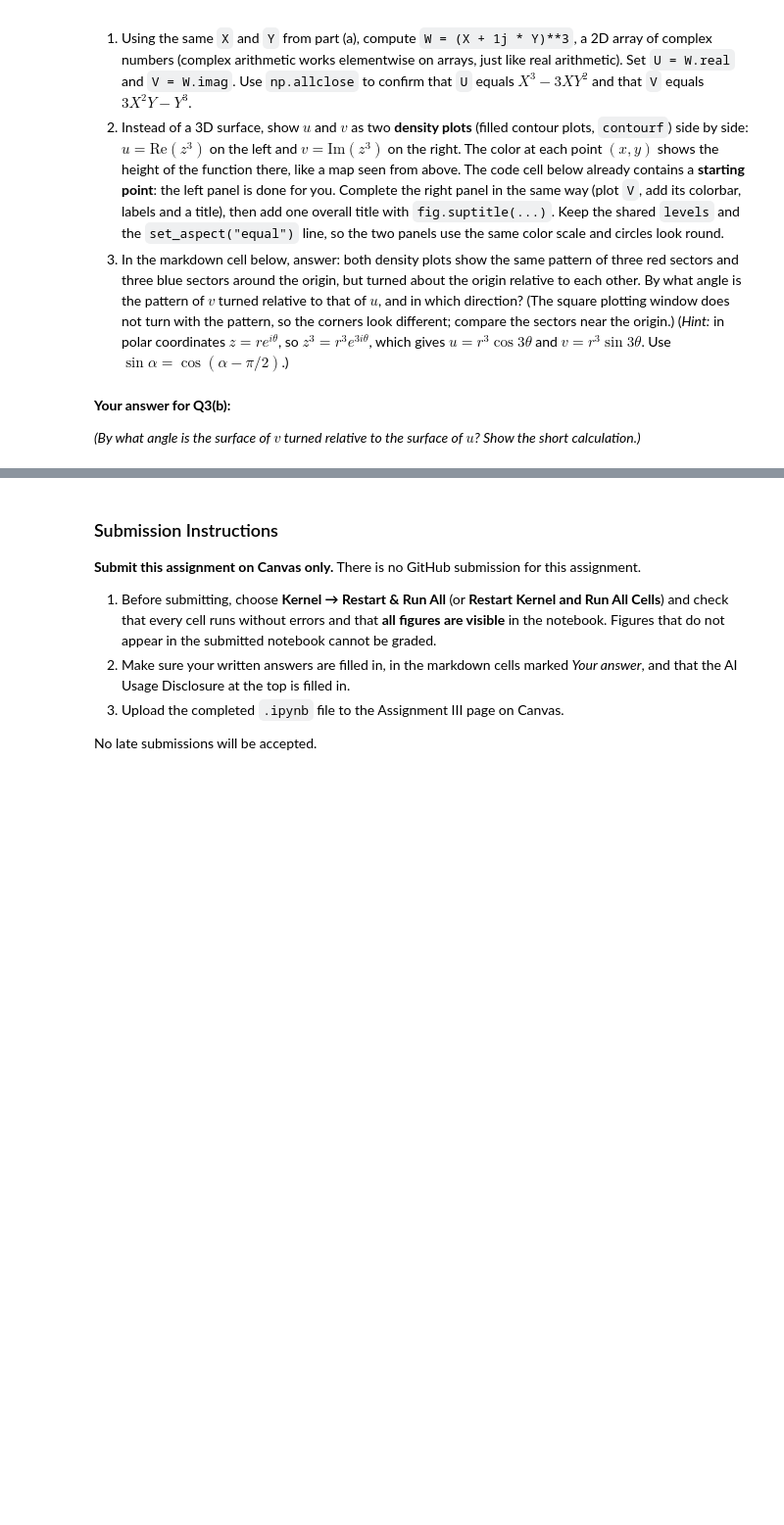
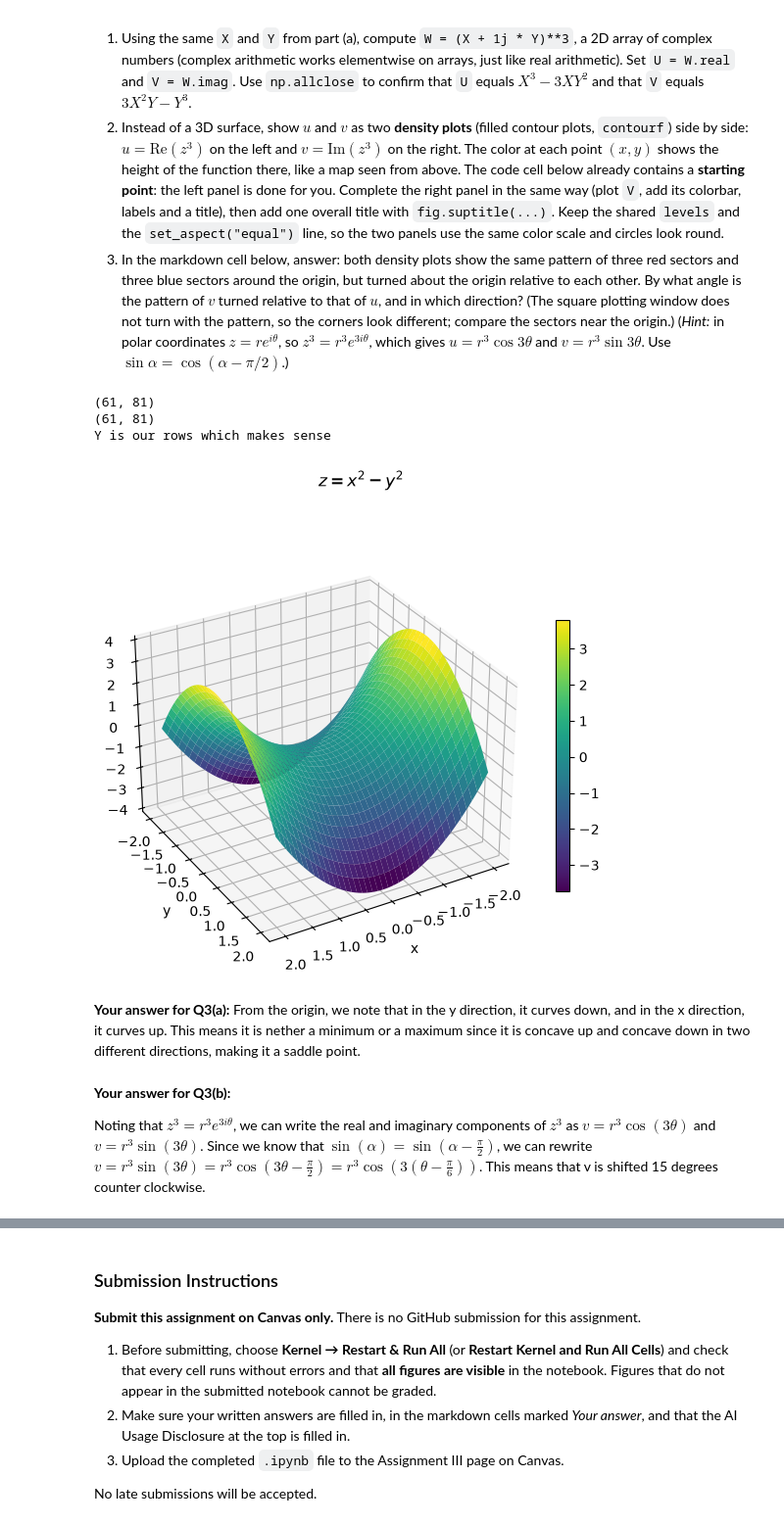
Before and after one commit to silasProgram/Math300_ClassRepo, a Jupyter notebook: assignments/assignmentIII.ipynb, the cells around one changed output, grey strips where cells are left out. Shown at 98% size. Cells and saved outputs as stored; diff of their text form; code cells hidden in the pictures; blank space fills up the shorter version.

```diff
--- a/assignments/assignmentIII.ipynb
+++ b/assignments/assignmentIII.ipynb
@@ -168,4 +267,20 @@ The surface $u = x^3 - 3xy^2$ is called the **monkey saddle**: it has three "val
 2. Instead of a 3D surface, show $u$ and $v$ as two **density plots** (filled contour plots, `contourf`) side by side: $u = \mathrm{Re}(z^3)$ on the left and $v = \mathrm{Im}(z^3)$ on the right. The color at each point $(x, y)$ shows the height of the function there, like a map seen from above. The code cell below already contains a **starting point**: the left panel is done for you. Complete the right panel in the same way (plot `V`, add its colorbar, labels and a title), then add one overall title with `fig.suptitle(...)`. Keep the shared `levels` and the `set_aspect("equal")` line, so the two panels use the same color scale and circles look round.
 3. In the markdown cell below, answer: both density plots show the same pattern of three red sectors and three blue sectors around the origin, but turned about the origin relative to each other. By what angle is the pattern of $v$ turned relative to that of $u$, and in which direction? (The square plotting window does not turn with the pattern, so the corners look different; compare the sectors near the origin.) (*Hint:* in polar coordinates $z = re^{i\theta}$, so $z^3 = r^3 e^{3i\theta}$, which gives $u = r^3\cos 3\theta$ and $v = r^3 \sin 3\theta$. Use $\sin \alpha = \cos(\alpha - \pi/2)$.)
 # %%
-# TODO: your code for Q3(a) here
+x = np.linspace(-2,2,81)
+y = np.linspace(-2,2,61)
+X, Y = np.meshgrid(x,y)
+print(np.shape(X)); print(np.shape(Y)); print("Y is our rows which makes sense")
+Z = X**2 - Y**2
+fig = plt.figure(figsize=(7, 6))
+ax = fig.add_subplot(1, 1, 1, projection="3d")
+surf = ax.plot_surface(X, Y, Z, cmap="viridis")
+ax.set_xlabel("x"); ax.set_ylabel("y"); ax.set_zlabel("z")
+fig.suptitle(r"$z=x^2-y^2$")
+fig.colorbar(surf, ax=ax, shrink=0.6)
+ax.view_init(elev = 30, azim = 60)
+# %% [output]
+(61, 81)
+(61, 81)
+Y is our rows which makes sense
+[figure, added]
@@ -195,4 +287,7 @@ plt.show()
+# %% [markdown]
+**Your answer for Q3(a):**
+From the origin, we note that in the y direction, it curves down, and in the x direction, it curves up. This means it is nether a minimum or a maximum since it is concave up and concave down in two different directions, making it a saddle point.
 # %% [markdown]
 **Your answer for Q3(b):**
 
-*(By what angle is the surface of $v$ turned relative to the surface of $u$? Show the short calculation.)*
+Noting that $z^3=r^3e^{3i\theta}$, we can write the real and imaginary components of $z^3$ as $v=r^3\cos(3\theta)$ and $v=r^3\sin(3\theta)$. Since we know that $\sin(\alpha)=\sin(\alpha-\frac{\pi}{2})$, we can rewrite $v=r^3\sin(3\theta)=r^3\cos(3\theta-\frac{\pi}{2})=r^3\cos(3(\theta-\frac{\pi}{6}))$. This means that v is shifted 15 degrees counter clockwise.
```
Also changed, not shown: parts of 10 cells of this notebook, 2 other files.
